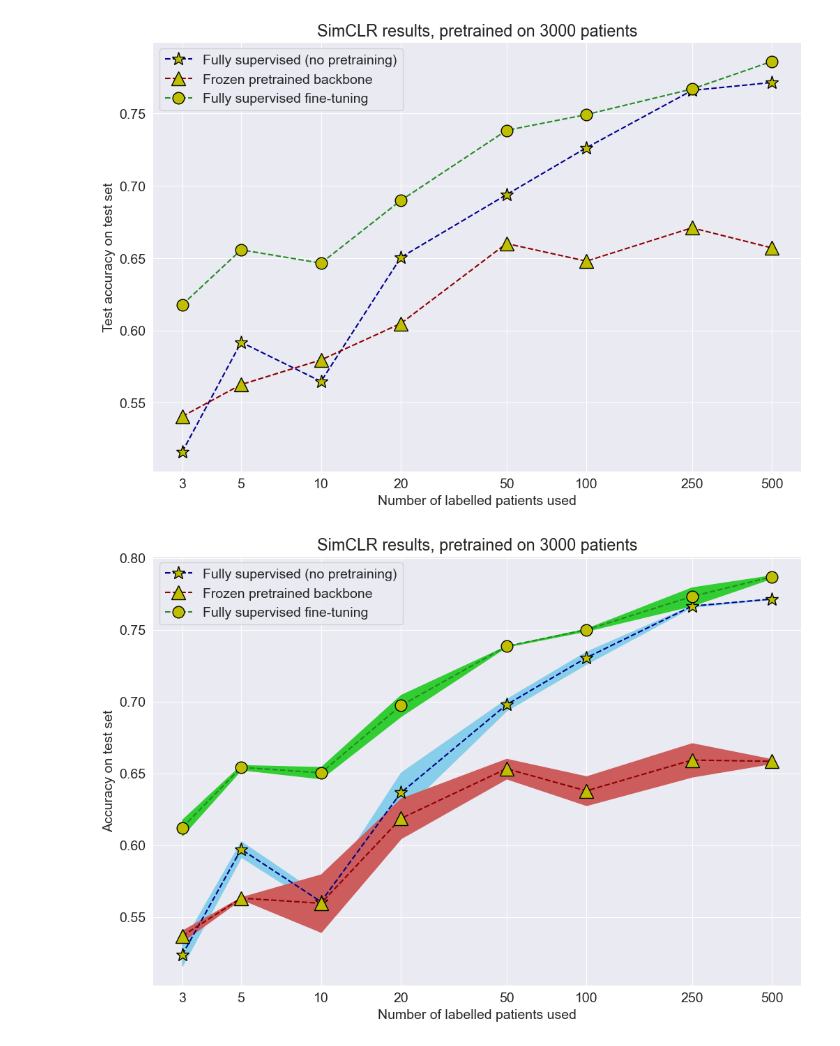
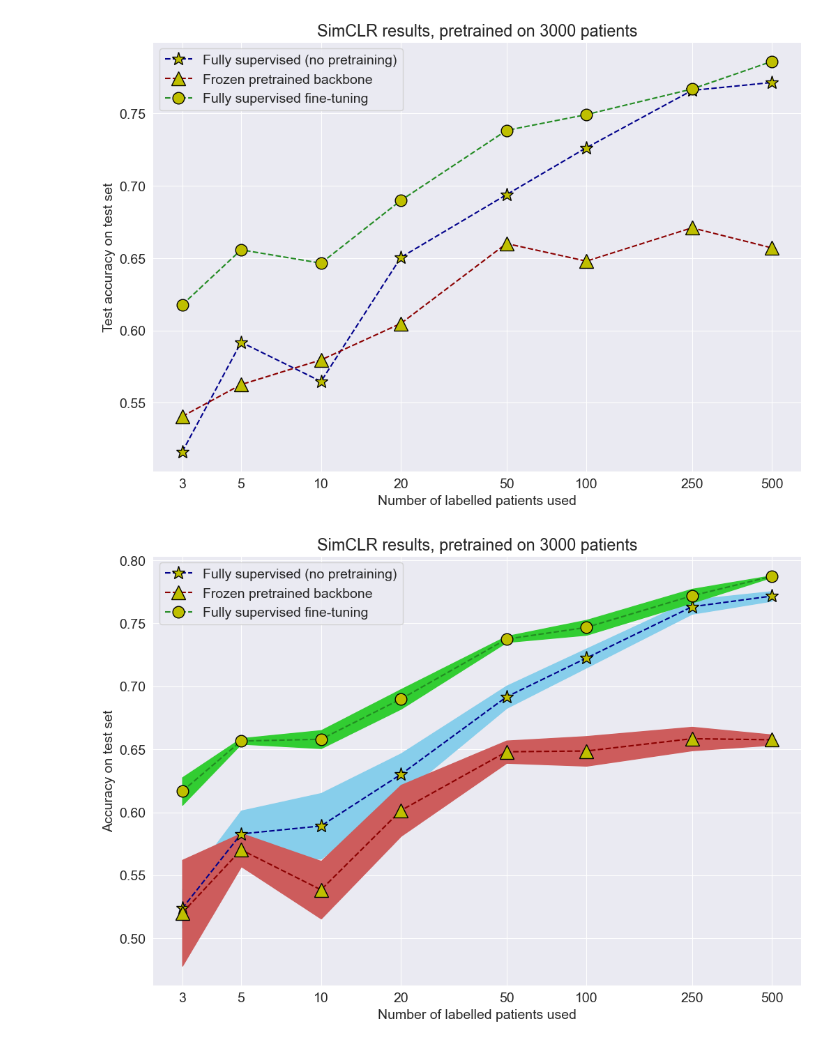
Before and after one commit to TomS55555/thesis, a Jupyter notebook: experiments/process_results.ipynb, the cells around one changed output. Cells and saved outputs as stored; diff of their text form; code cells hidden in the pictures.

Commit message:
ready to test pretext task

```diff
--- a/experiments/process_results.ipynb
+++ b/experiments/process_results.ipynb
@@ -83,4 +83,12 @@ def process_multiple_files(filenames):
         'fine_results_acc': {'mean': mean_results[4,:], 'std': std_results[4,:]},
         'fine_results_kappa': {'mean': mean_results[5,:], 'std': std_results[5,:]},
     }
+# %%
+all_results_transformer = process_multiple_files([
+    'CnnTransformer\\simclr\\test_results\\test_results_cnn_transformer35',
+    'CnnTransformer\\simclr\\test_results\\test_results_cnn_transformer36',
+    'CnnTransformer\\simclr\\test_results\\test_results_cnn_transformer37',
+    'CnnTransformer\\simclr\\test_results\\test_results_cnn_transformer38',
+    'CnnTransformer\\simclr\\test_results\\test_results_cnn_transformer39',
+])
 # %%
@@ -96,13 +104,15 @@ all_results = process_multiple_files([
     'sample_results',
     'sample_results2'
 ])
+# %%
+all_results = all_results_transformer
 # %%
 # Plot acc
 plot_simclr(all_results['patients'], all_results['sup_results_acc']['mean'], all_results['log_results_acc']['mean'], all_results['fine_results_acc']['mean'],
             ylabel='Accuracy', sup_std=all_results['sup_results_acc']['std'], log_std=all_results['log_results_acc']['std'], fine_std=all_results['fine_results_acc']['std'],
-            save_name="final_cnn_graph_acc")
+            save_name="final_cnn_transformer_graph_acc")
 # %% [output]
-[figure, old version]
+[figure, new version]
 # %%
 # Plot kappa
 plot_simclr(all_results['patients'], all_results['sup_results_kappa']['mean'], all_results['log_results_kappa']['mean'], all_results['fine_results_kappa']['mean'],
```
Also changed, not shown: parts of 4 cells of this notebook, 7 other files.
